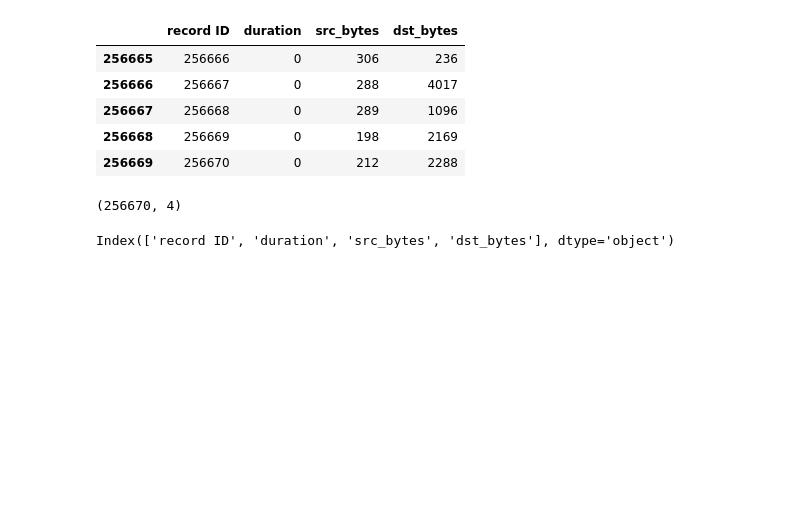
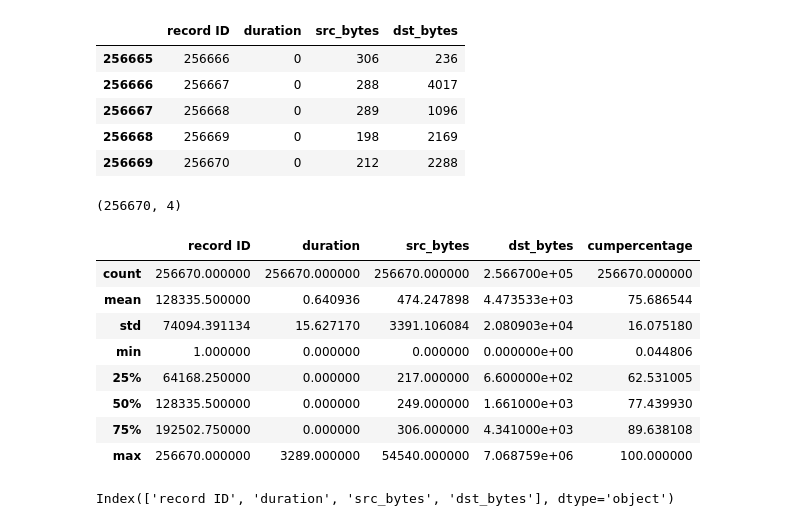
Before and after one commit to NDM-123/Anomaly-Detection-ML, a Jupyter notebook: Untitled.ipynb, the cells around one changed output. Saved outputs shown, nothing was run; the diff lists cells and outputs as text; code cells hidden in the pictures; blank space fills up the shorter version.

```diff
--- a/Untitled.ipynb
+++ b/Untitled.ipynb
@@ -38,6 +38,18 @@ data.tail()
 data.shape
 # %% [output]
 (256670, 4)
+# %%
+df.describe()
+# %% [output]
+|  | record ID | duration | src_bytes | dst_bytes | cumpercentage |
+| count | 256670.000000 | 256670.000000 | 256670.000000 | 2.566700e+05 | 256670.000000 |
+| mean | 128335.500000 | 0.640936 | 474.247898 | 4.473533e+03 | 75.686544 |
+| std | 74094.391134 | 15.627170 | 3391.106084 | 2.080903e+04 | 16.075180 |
+| min | 1.000000 | 0.000000 | 0.000000 | 0.000000e+00 | 0.044806 |
+| 25% | 64168.250000 | 0.000000 | 217.000000 | 6.600000e+02 | 62.531005 |
+| 50% | 128335.500000 | 0.000000 | 249.000000 | 1.661000e+03 | 77.439930 |
+| 75% | 192502.750000 | 0.000000 | 306.000000 | 4.341000e+03 | 89.638108 |
+| max | 256670.000000 | 3289.000000 | 54540.000000 | 7.068759e+06 | 100.000000 |
 # %%
 data.columns
 # %% [output]
```
Also changed, not shown: parts of 6 cells of this notebook.
